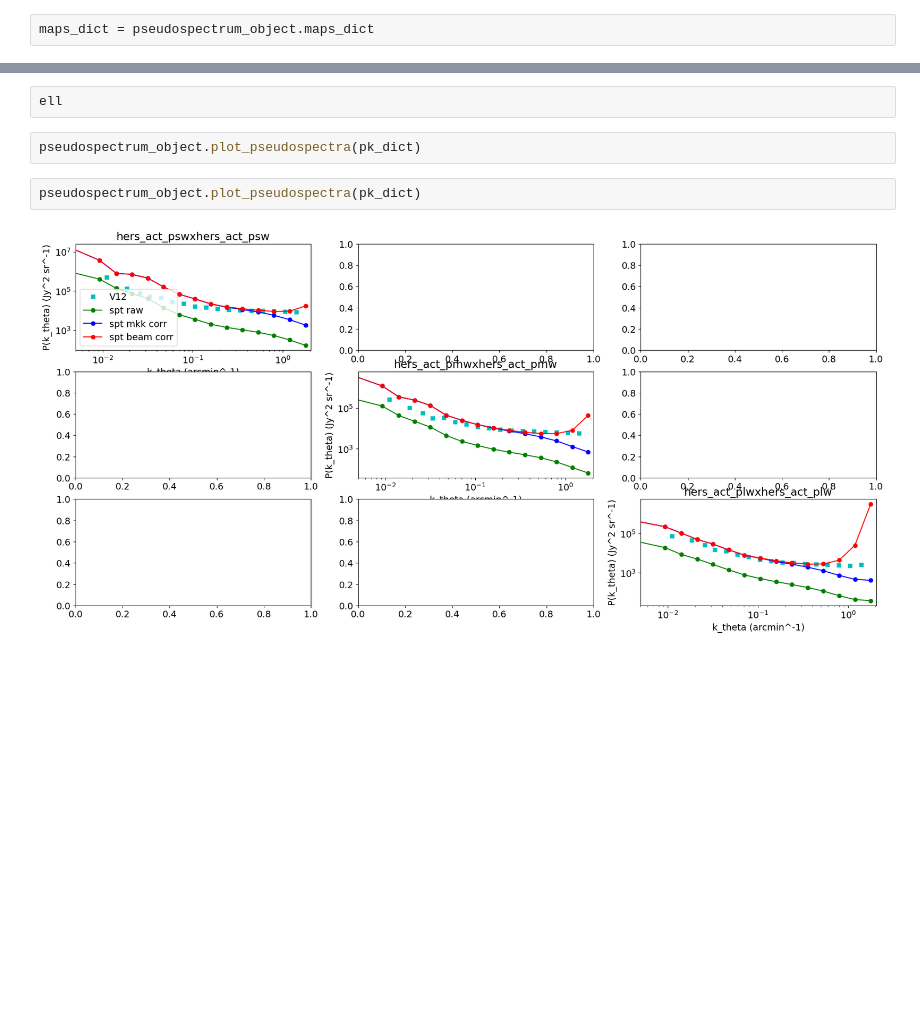
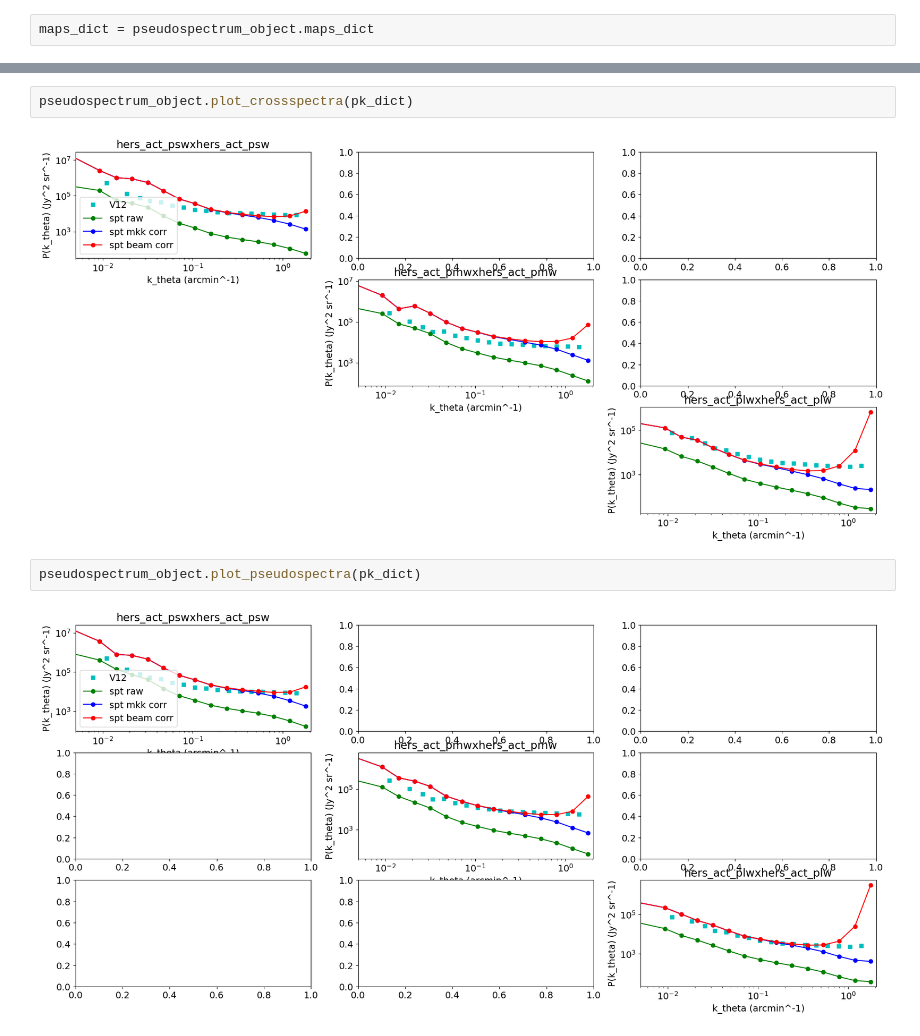
Before and after one commit to marcoviero/hetdexXhers, a Jupyter notebook: HERS_cross_power_pseudospectrum.ipynb, the cells around one changed output, grey strips where cells are left out. Cells and saved outputs as stored; diff of their text form; blank space fills up the shorter version.

```diff
--- a/HERS_cross_power_pseudospectrum.ipynb
+++ b/HERS_cross_power_pseudospectrum.ipynb
@@ -95,7 +104,7 @@ plt.colorbar(orientation="horizontal");
-# %%
-ell
 # %%
-pseudospectrum_object.plot_pseudospectra(pk_dict)
+pseudospectrum_object.plot_crossspectra(pk_dict)
+# %% [output]
+[figure, added]
 # %%
 pseudospectrum_object.plot_pseudospectra(pk_dict)
 # %% [output]
```
Also changed, not shown: parts of 8 cells of this notebook, 8 other files.
